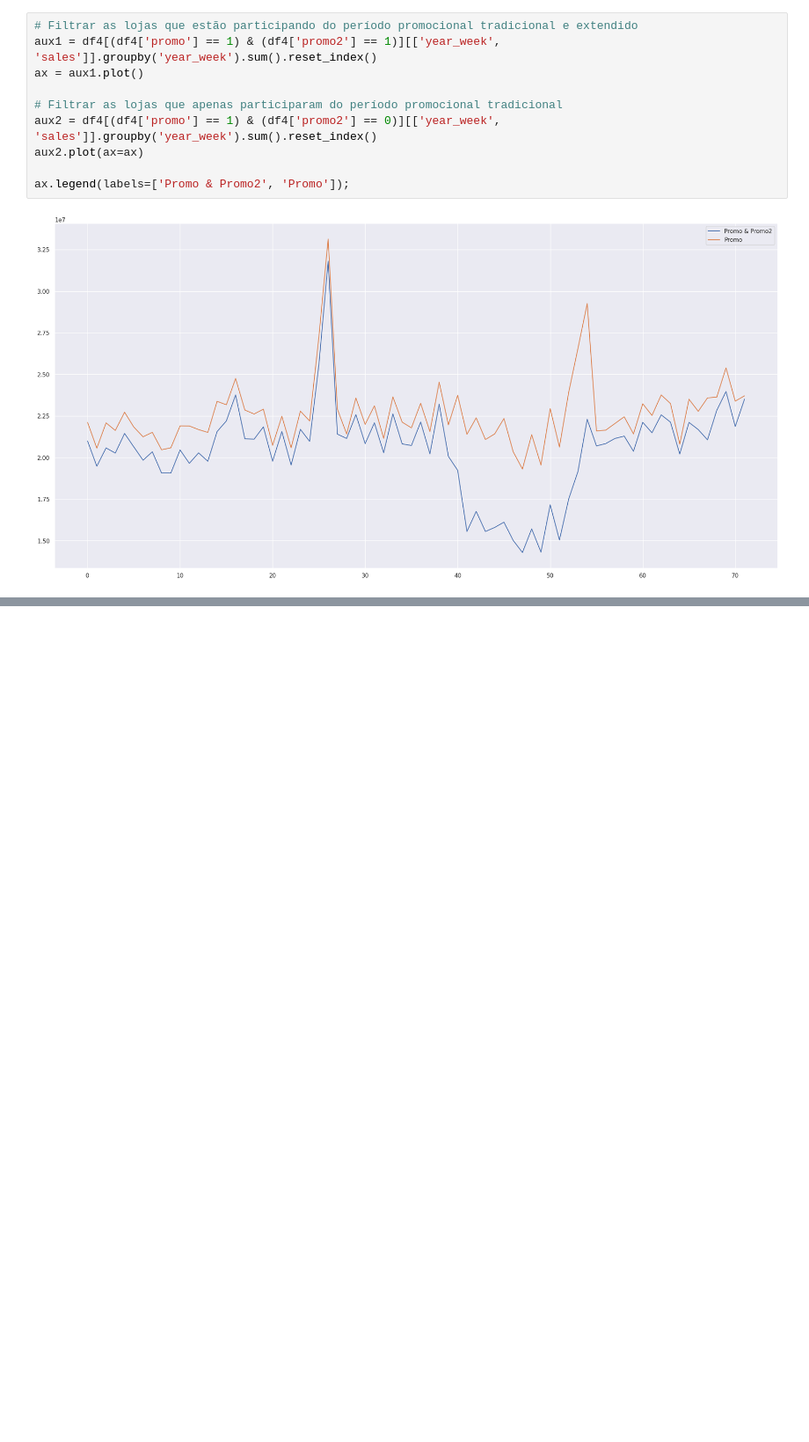
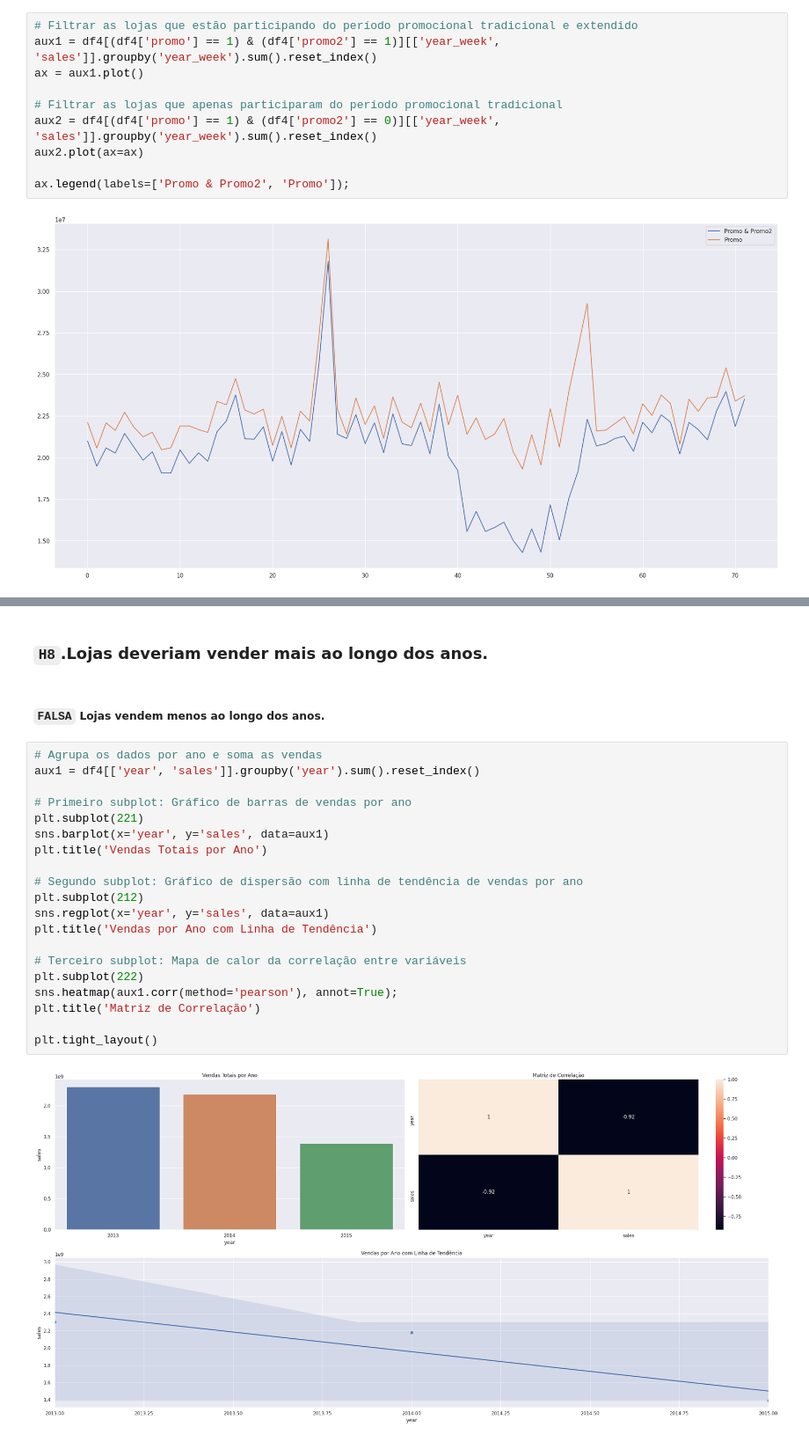
Before and after one commit to phfreitass/rossaman-sales-forecast, a Jupyter notebook: notebooks/1.0.ph_rossmann_store_sales.ipynb, the cells around one changed output, grey strips where cells are left out. Shown at 88% size. Drawn from its saved outputs; the diff is of its cells as text; blank space fills up the shorter version.

```diff
--- a/notebooks/1.0.ph_rossmann_store_sales.ipynb
+++ b/notebooks/1.0.ph_rossmann_store_sales.ipynb
@@ -942,0 +973,26 @@ ax.legend(labels=['Promo & Promo2', 'Promo']);
+# %% [markdown]
+### `H8`.Lojas deveriam vender mais ao longo dos anos.
+# %% [markdown]
+##### **`FALSA`** Lojas vendem menos ao longo dos anos.
+# %%
+# Agrupa os dados por ano e soma as vendas
+aux1 = df4[['year', 'sales']].groupby('year').sum().reset_index()
+
+# Primeiro subplot: Gráfico de barras de vendas por ano
+plt.subplot(221)
+sns.barplot(x='year', y='sales', data=aux1)
+plt.title('Vendas Totais por Ano')
+
+# Segundo subplot: Gráfico de dispersão com linha de tendência de vendas por ano
+plt.subplot(212)
+sns.regplot(x='year', y='sales', data=aux1)
+plt.title('Vendas por Ano com Linha de Tendência')
+
+# Terceiro subplot: Mapa de calor da correlação entre variáveis
+plt.subplot(222)
+sns.heatmap(aux1.corr(method='pearson'), annot=True);
+plt.title('Matriz de Correlação')
+
+plt.tight_layout()
+# %% [output]
+[figure, added]
```
Also changed, not shown: parts of 29 cells of this notebook.
